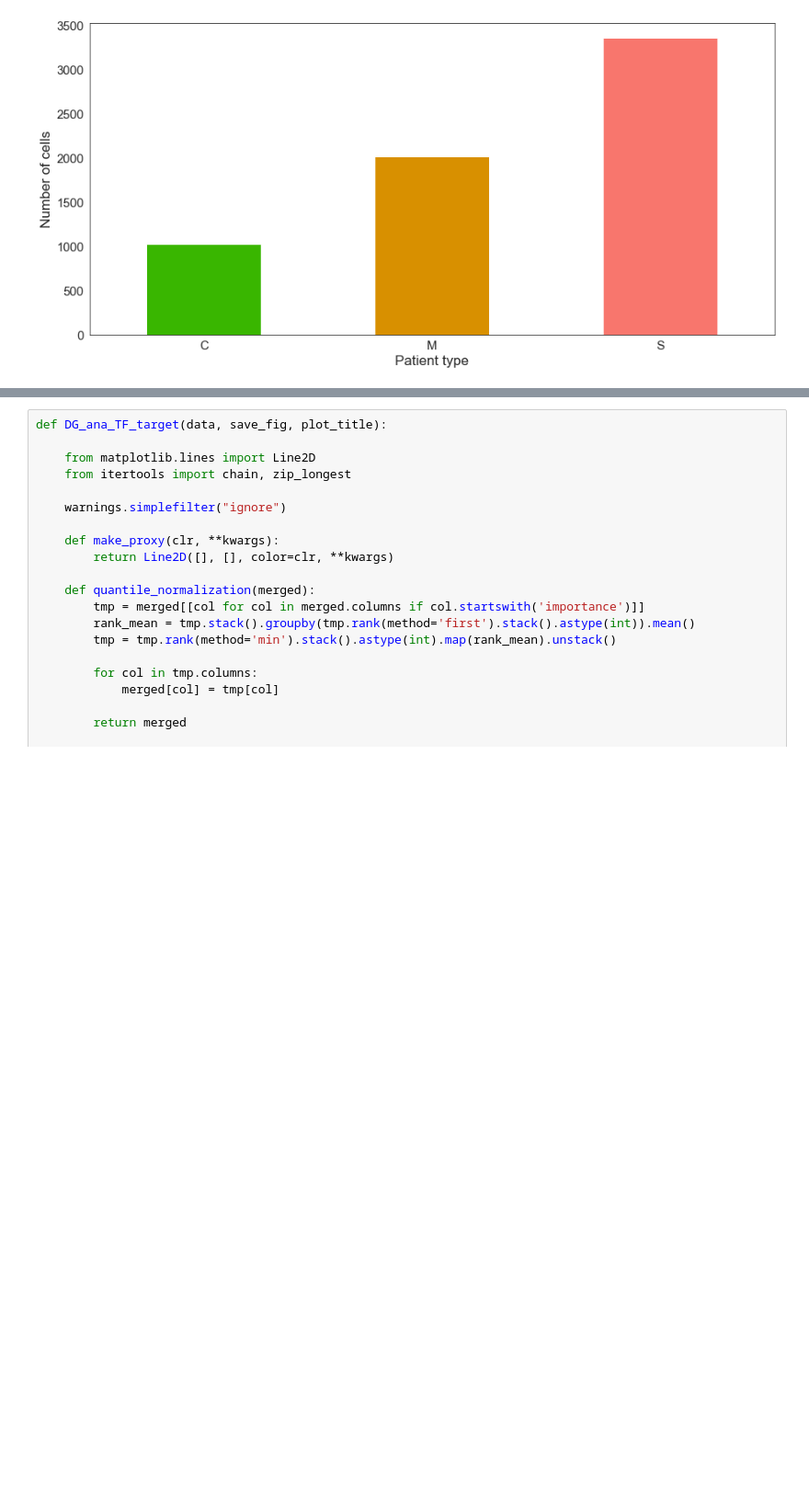
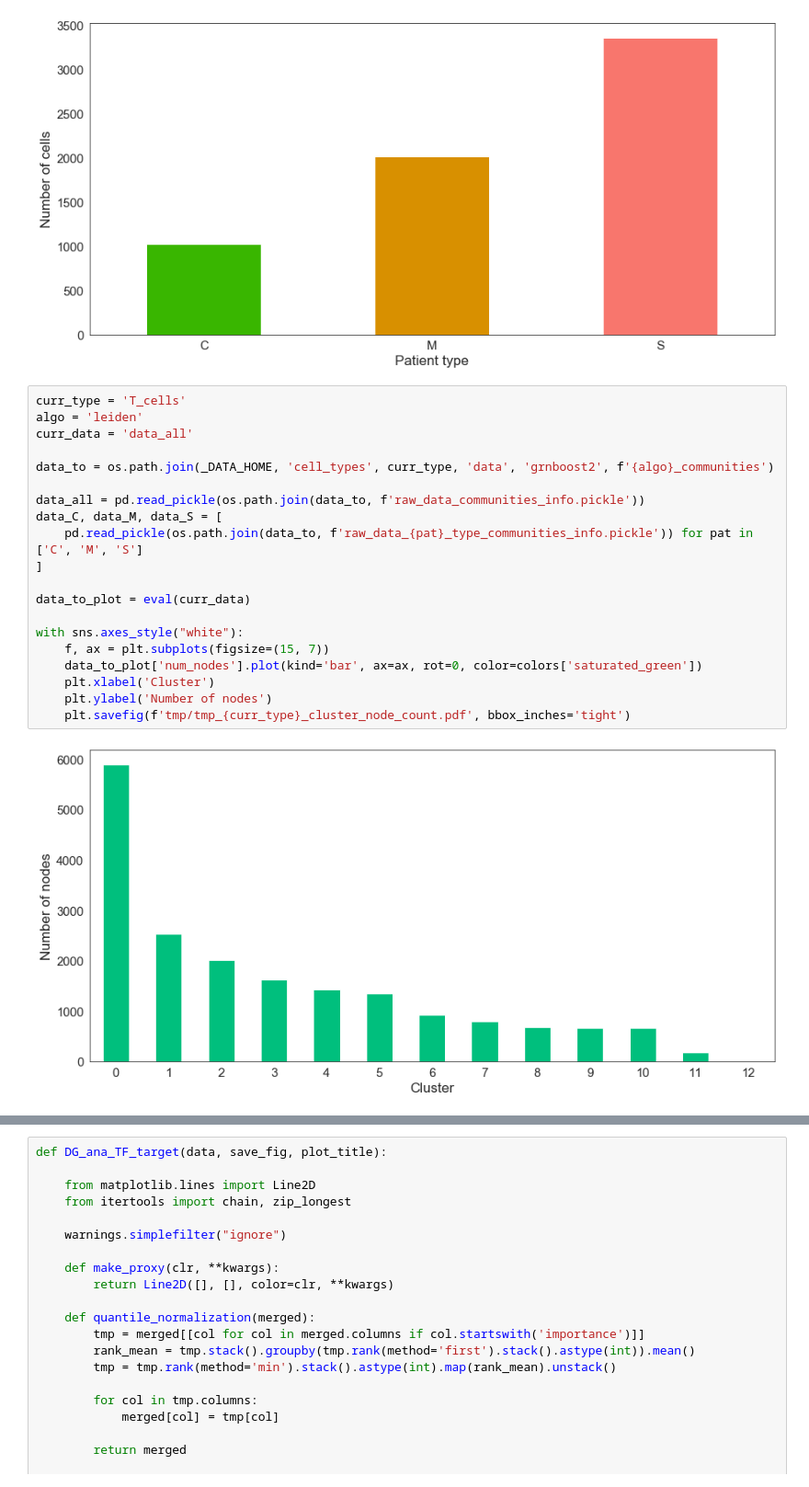
Before and after one commit to masyahook/scGRN, a Jupyter notebook: jupyter/GRN_inference.ipynb, the cells around one changed output, grey strips where cells are left out. Shown at 92% size. Drawn from its saved outputs; the diff is of its cells as text; blank space fills up the shorter version.

```diff
--- a/jupyter/GRN_inference.ipynb
+++ b/jupyter/GRN_inference.ipynb
@@ -2306,3 +2315,25 @@ with sns.axes_style("white"):
     plt.savefig(f'tmp/tmp_{curr_type}_cell_count.pdf')
 # %% [output]
 [figure]
+# %%
+curr_type = 'T_cells'
+algo = 'leiden'
+curr_data = 'data_all'
+
+data_to = os.path.join(_DATA_HOME, 'cell_types', curr_type, 'data', 'grnboost2', f'{algo}_communities')
+
+data_all = pd.read_pickle(os.path.join(data_to, f'raw_data_communities_info.pickle'))
+data_C, data_M, data_S = [
+    pd.read_pickle(os.path.join(data_to, f'raw_data_{pat}_type_communities_info.pickle')) for pat in ['C', 'M', 'S']
+]
+
+data_to_plot = eval(curr_data)
+
+with sns.axes_style("white"):
+    f, ax = plt.subplots(figsize=(15, 7))
+    data_to_plot['num_nodes'].plot(kind='bar', ax=ax, rot=0, color=colors['saturated_green'])
+    plt.xlabel('Cluster')
+    plt.ylabel('Number of nodes')
+    plt.savefig(f'tmp/tmp_{curr_type}_cluster_node_count.pdf', bbox_inches='tight')
+# %% [output]
+[figure, added]
```
Also changed, not shown: parts of 3 cells of this notebook, 1 other file.
